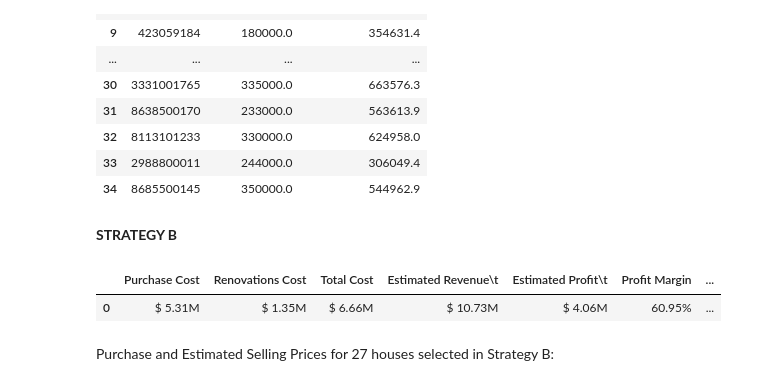
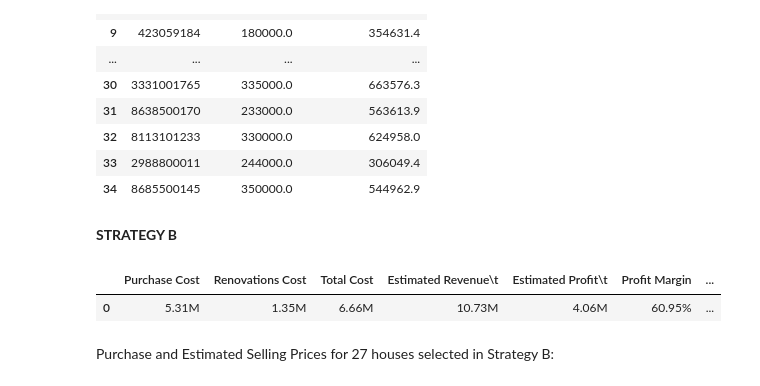
Before and after one commit to vitorlavor/Portfolio_DataScience, a Jupyter notebook: Project_HouseRocket.ipynb, the cells around one changed output. Drawn from its saved outputs; the diff is of its cells as text; code cells hidden in the pictures.

```diff
--- a/Project_HouseRocket.ipynb
+++ b/Project_HouseRocket.ipynb
@@ -2344,27 +2344,27 @@ houses_strategyA
 # %%
 # Considering MAPE of 24.22%
 
 mape = 0.2422
 rev_mape = sum_sell_b * (1 - mape)
 prof_mape = (sum_sell_b * (1 - 0.2422) - total_cost_b)
 
 # Filling the table for strategy B
 
-table_strategies.loc[0] = ['$ ' + str(round((cost_purch_b/(10**6)), 2)) + 'M',
-                     '$ ' + str(round((cost_const_b/(10**6)), 2)) + 'M',
-                     '$ ' + str(round((total_cost_b/(10**6)), 2)) + 'M',
-                     '$ ' + str(round((sum_sell_b/(10**6)), 2)) + 'M',
-                     '$ ' + str(round((lucro_b/(10**6)), 2)) + 'M',
+table_strategies.loc[0] = [str(round((cost_purch_b/(10**6)), 2)) + 'M',
+                     str(round((cost_const_b/(10**6)), 2)) + 'M',
+                     str(round((total_cost_b/(10**6)), 2)) + 'M',
+                     str(round((sum_sell_b/(10**6)), 2)) + 'M',
+                     str(round((lucro_b/(10**6)), 2)) + 'M',
                      str(((lucro_b / total_cost_b) * 100).round(2)) + '%',
-                     '$ ' + str(round(rev_mape/(10**6), 2)) + 'M',
-                     '$ ' + str(round(prof_mape/(10**6), 2)) + 'M',
+                     str(round(rev_mape/(10**6), 2)) + 'M',
+                     str(round(prof_mape/(10**6), 2)) + 'M',
                      str(((prof_mape / total_cost_b) * 100).round(2)) + '%']
 
 table_b = table_strategies.copy(deep = True)
 table_b
 # %% [output]
 |  | Purchase Cost | Renovations Cost | Total Cost | Estimated Revenue\t | Estimated Profit\t | Profit Margin | ... |
-| 0 | $ 5.31M | $ 1.35M | $ 6.66M | $ 10.73M | $ 4.06M | 60.95% | ... |
+| 0 | 5.31M | 1.35M | 6.66M | 10.73M | 4.06M | 60.95% | ... |
 # %% [markdown]
 Purchase and Estimated Selling Prices for 27 houses selected in Strategy B:
 # %%
```
